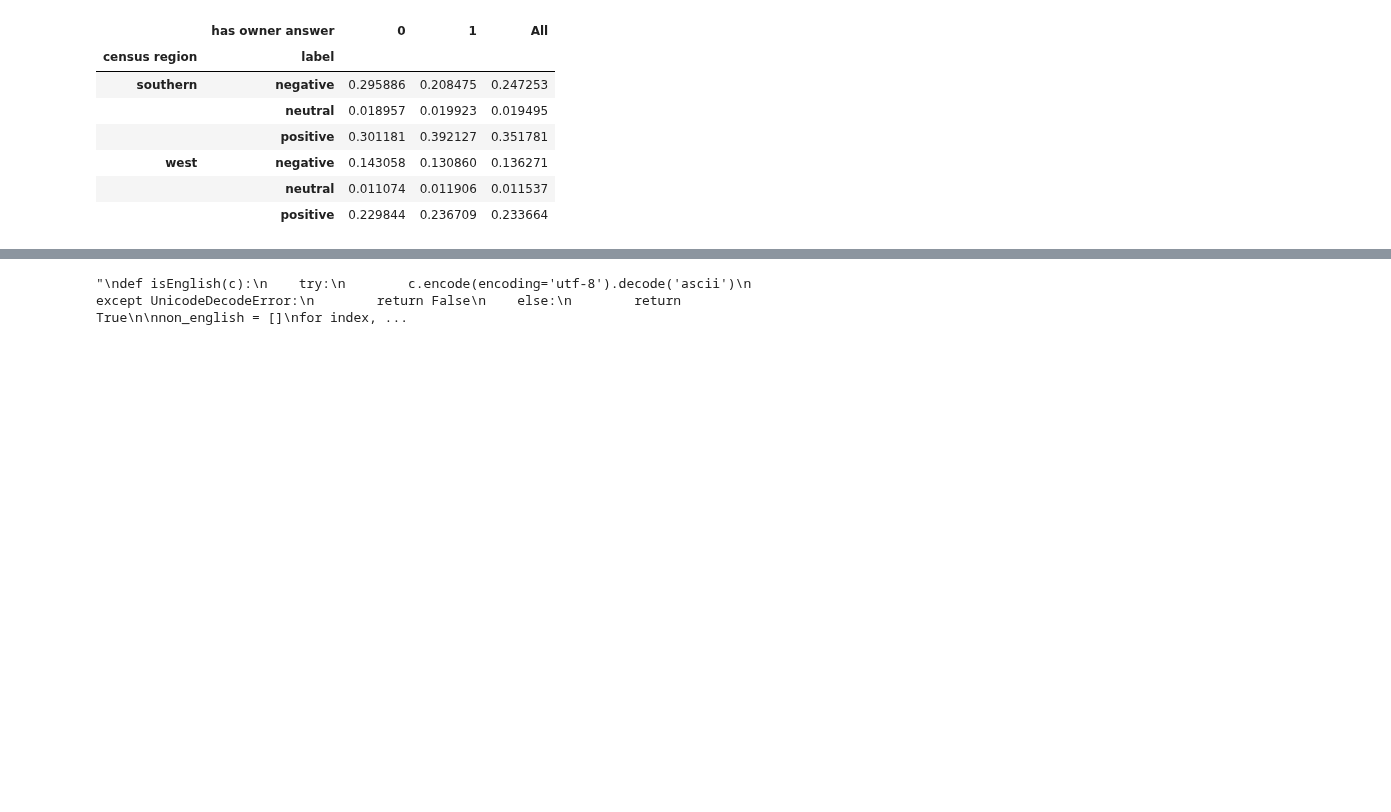
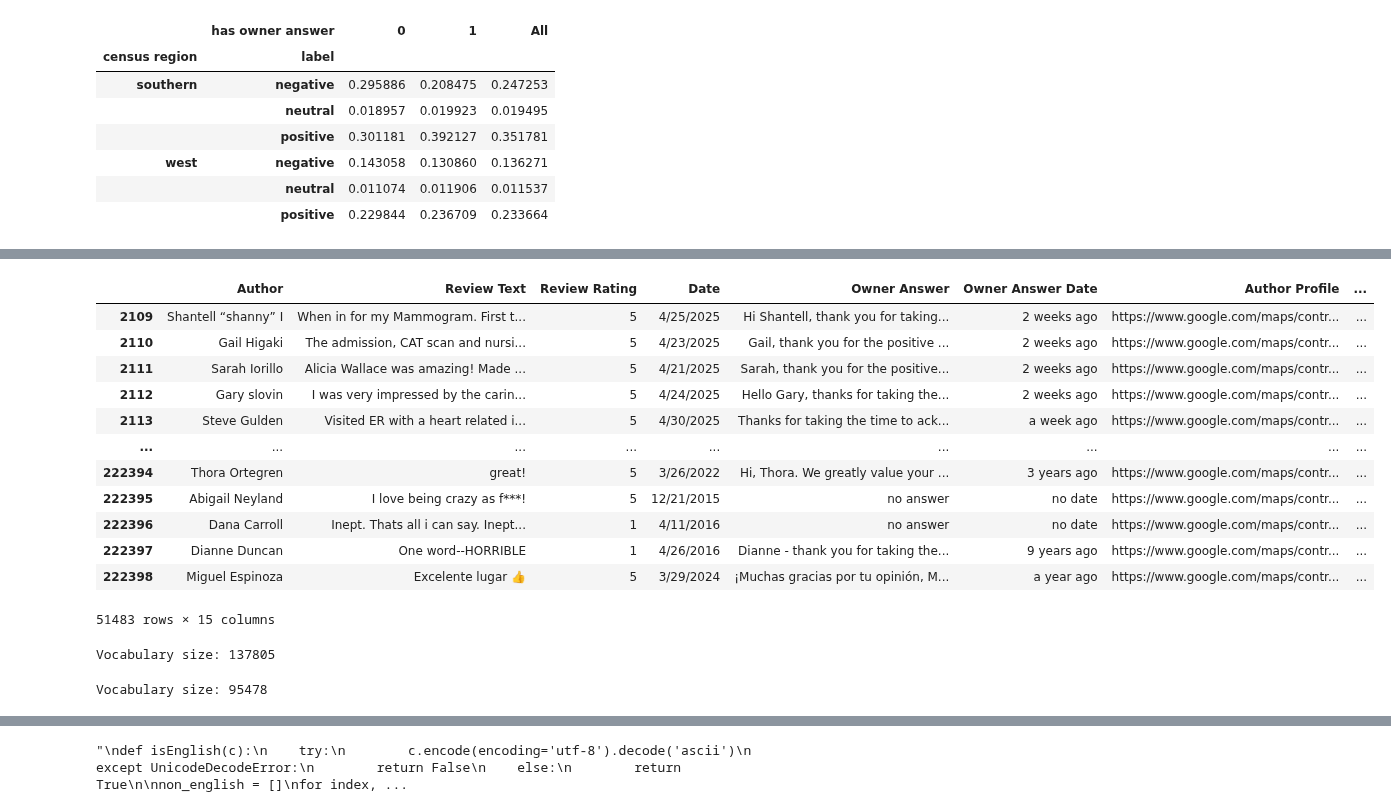
Before and after one commit to CGRowe96/WGU_MSDA, a Jupyter notebook: D214/capstone.ipynb, the cells around one changed output, grey strips where cells are left out. Drawn from its saved outputs; the diff is of its cells as text; code cells hidden in the pictures; blank space fills up the shorter version.

```diff
--- a/D214/capstone.ipynb
+++ b/D214/capstone.ipynb
@@ -598,0 +661,33 @@ df['cleaned text'] = df['cleaned text'].apply(remove_extra_spaces)
+# %%
+west_df = df[~mask]
+west_df
+# %% [output]
+|  | Author | Review Text | Review Rating | Date | Owner Answer | Owner Answer Date | Author Profile | ... |
+| 2109 | Shantell “shanny” I | When in for my Mammogram. First t... | 5 | 4/25/2025 | Hi Shantell, thank you for taking... | 2 weeks ago | https://www.google.com/maps/contr... | ... |
+| 2110 | Gail Higaki | The admission, CAT scan and nursi... | 5 | 4/23/2025 | Gail, thank you for the positive ... | 2 weeks ago | https://www.google.com/maps/contr... | ... |
+| 2111 | Sarah Iorillo | Alicia Wallace was amazing! Made ... | 5 | 4/21/2025 | Sarah, thank you for the positive... | 2 weeks ago | https://www.google.com/maps/contr... | ... |
+| 2112 | Gary slovin | I was very impressed by the carin... | 5 | 4/24/2025 | Hello Gary, thanks for taking the... | 2 weeks ago | https://www.google.com/maps/contr... | ... |
+| 2113 | Steve Gulden | Visited ER with a heart related i... | 5 | 4/30/2025 | Thanks for taking the time to ack... | a week ago | https://www.google.com/maps/contr... | ... |
+| ... | ... | ... | ... | ... | ... | ... | ... | ... |
+| 222394 | Thora Ortegren | great! | 5 | 3/26/2022 | Hi, Thora. We greatly value your ... | 3 years ago | https://www.google.com/maps/contr... | ... |
+| 222395 | Abigail Neyland | I love being crazy as f***! | 5 | 12/21/2015 | no answer | no date | https://www.google.com/maps/contr... | ... |
+| 222396 | Dana Carroll | Inept. Thats all i can say. Inept... | 1 | 4/11/2016 | no answer | no date | https://www.google.com/maps/contr... | ... |
+| 222397 | Dianne Duncan | One word--HORRIBLE | 1 | 4/26/2016 | Dianne - thank you for taking the... | 9 years ago | https://www.google.com/maps/contr... | ... |
+| 222398 | Miguel Espinoza | Excelente lugar 👍 | 5 | 3/29/2024 | ¡Muchas gracias por tu opinión, M... | a year ago | https://www.google.com/maps/contr... | ... |
+51483 rows × 15 columns
+# %%
+all_words = get_words(df, 'cleaned text')
+all_freq = pd.Series(all_words).value_counts()
+vocab_size = len(all_freq)
+
+print('Vocabulary size: ' + str(vocab_size))
+# %% [output]
+Vocabulary size: 137805
+# %%
+all_words_south = get_words(south_df, 'cleaned text')
+all_freq_south = pd.Series(all_words_south).value_counts()
+vocab_size_south = len(all_freq_south)
+
+print('Vocabulary size: ' + str(vocab_size_south))
+# %% [output]
+Vocabulary size: 95478
```
Also changed, not shown: parts of 5 cells of this notebook.
